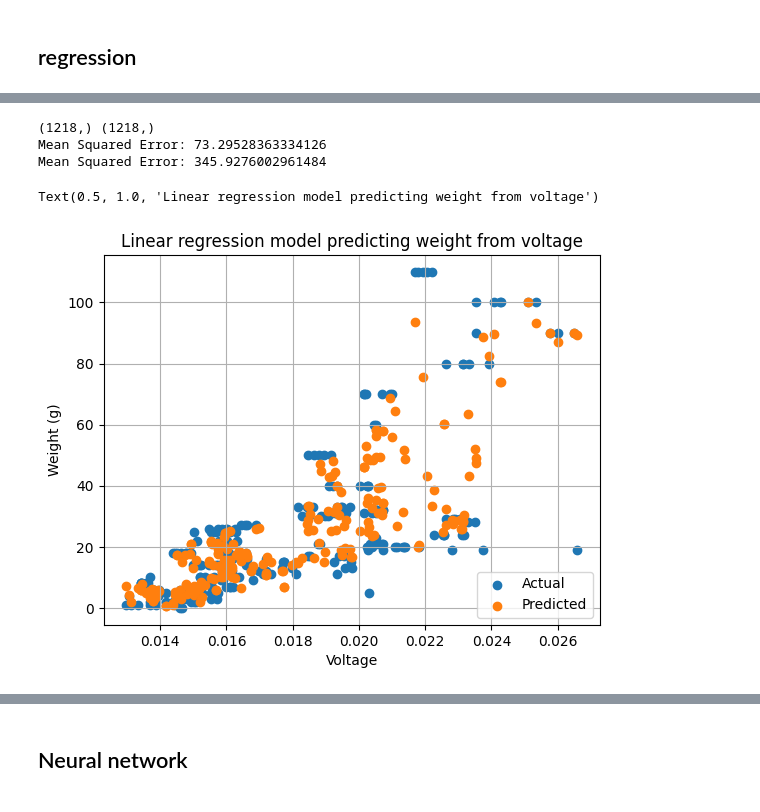
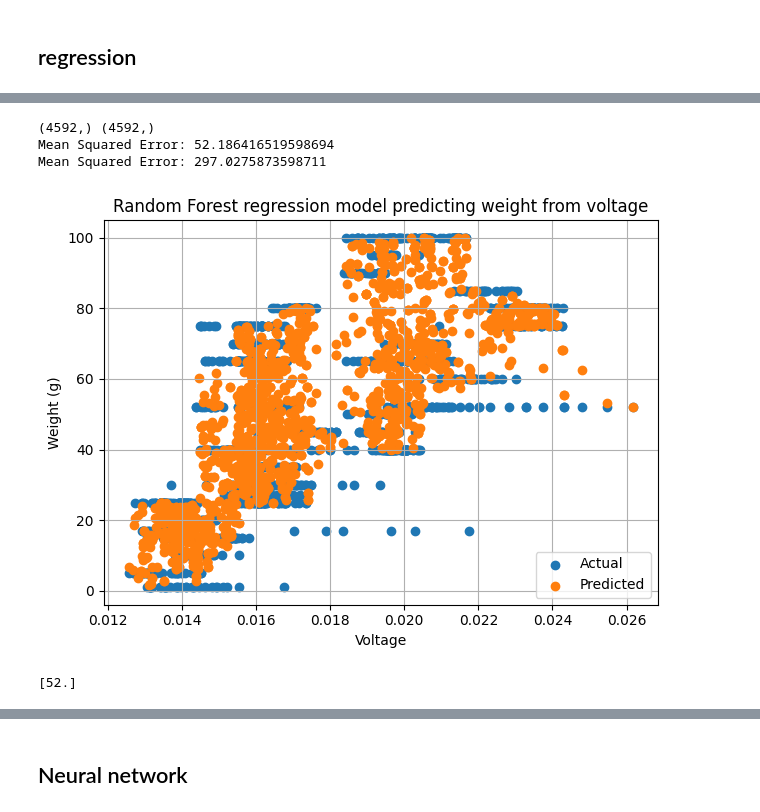
Before and after one commit to shepai/pico_weight_scales, a Jupyter notebook: Code/data vis/vis.ipynb, the cells around one changed output, grey strips where cells are left out. Drawn from its saved outputs; the diff is of its cells as text; code cells hidden in the pictures.

```diff
--- a/Code/data vis/vis.ipynb
+++ b/Code/data vis/vis.ipynb
@@ -16,15 +17,16 @@ folder_path=r"C:\Users\dexte\Documents\GitHub\pico_weight_scales\assets\data"
 folder_path="/its/home/drs25/Documents/GitHub/pico_weight_scales/assets/data"
 def load_and_label_sensor_csvs(folder_path):
     all_dfs = []
-
+    keys={0:1,1:5,2:10,3:15,4:15,5:17,6:20,7:25,8:25,9:27,10:30,11:30,12:35,13:40,14:40,15:45,16:45,17:50,18:52,19:52,20:60,21:65,22:65,23:70,24:75,25:75,26:70,27:80,28:80,29:85,30:90,31:95,32:100,33:100}
     for file in os.listdir(folder_path):
         if file.endswith('.csv'):
             file_path = os.path.join(folder_path, file)
             df = pd.read_csv(file_path, header=None)
-            df.rename(columns={0: file.replace("grams_","").replace(".csv","")}, inplace=True)
-            if type(all_dfs)==type([]):
-                all_dfs=df
-            else: all_dfs=pd.concat([all_dfs, df], axis=1)
+            if type(keys.get(int(file.replace("grams_","").replace(".csv","")),"error"))==type(0):
+                df.rename(columns={0: int(keys[int(file.replace("grams_","").replace(".csv",""))])}, inplace=True)
+                if type(all_dfs)==type([]):
+                    all_dfs=df
+                else: all_dfs=pd.concat([all_dfs, df], axis=1)
     return all_dfs
 df = load_and_label_sensor_csvs(folder_path)
 if df is not None:
@@ -160,43 +269,42 @@ Text(0.5, 1.0, 'Linear regression model predicting weight from voltage')
 # %%
 df=df.dropna()
-X=np.array([])
-y=np.array([])
-for i in range(len(keys)):
-    key=keys[i]
-    vals=df[key].values
-    vals=low_pass(vals)
-    X=np.concatenate([X,vals])
-    y=np.concatenate([y,np.array([int(key) for j in range(len(vals))])])
+X,y=genData()
 print(X.shape,y.shape)
-X_train, X_test, y_train, y_test = train_test_split(X.reshape(-1,1), y, test_size=0.2, random_state=42) #this splits
+X_train, X_test, y_train, y_test = train_test_split(X.reshape(-1,1), y, test_size=0.4, random_state=42) #this splits
 
 #train the model
-model = RandomForestRegressor(n_estimators=100, random_state=42)
+model = RandomForestRegressor(n_estimators=50, random_state=42)
 model.fit(X_train, y_train)
 
 #work out how good the model is on the train data
 y_pred = model.predict(X_train)
 mse = mean_squared_error(y_train, y_pred)
 print("Mean Squared Error:", mse)
 
 #work out how good the model is on test data
 y_pred = model.predict(X_test)
 mse = mean_squared_error(y_test, y_pred)
 print("Mean Squared Error:", mse)
 
 plt.scatter(X_test,y_test,label="Actual")
 plt.scatter(X_test,y_pred,label="Predicted")
 plt.grid(1)
 plt.legend(loc="lower right")
 plt.xlabel("Voltage")
 plt.ylabel("Weight (g)")
-plt.title("Linear regression model predicting weight from voltage")
+plt.title("Random Forest regression model predicting weight from voltage")
+plt.tight_layout()
+plt.savefig("/its/home/drs25/Documents/GitHub/pico_weight_scales/assets/RFR.pdf")
+plt.show()
 # %% [output]
-(1218,) (1218,)
-Mean Squared Error: 73.29528363334126
-Mean Squared Error: 345.9276002961484
+(4592,) (4592,)
+Mean Squared Error: 52.186416519598694
+Mean Squared Error: 297.0275873598711
-Text(0.5, 1.0, 'Linear regression model predicting weight from voltage')
-[figure, old version]
+[figure, new version]
+# %%
+print(model.predict(np.array([[0.061]])))
+# %% [output]
+[52.]
 # %%
 tree = model.estimators_[0].tree_
 
```
Also changed, not shown: parts of 13 cells of this notebook.
